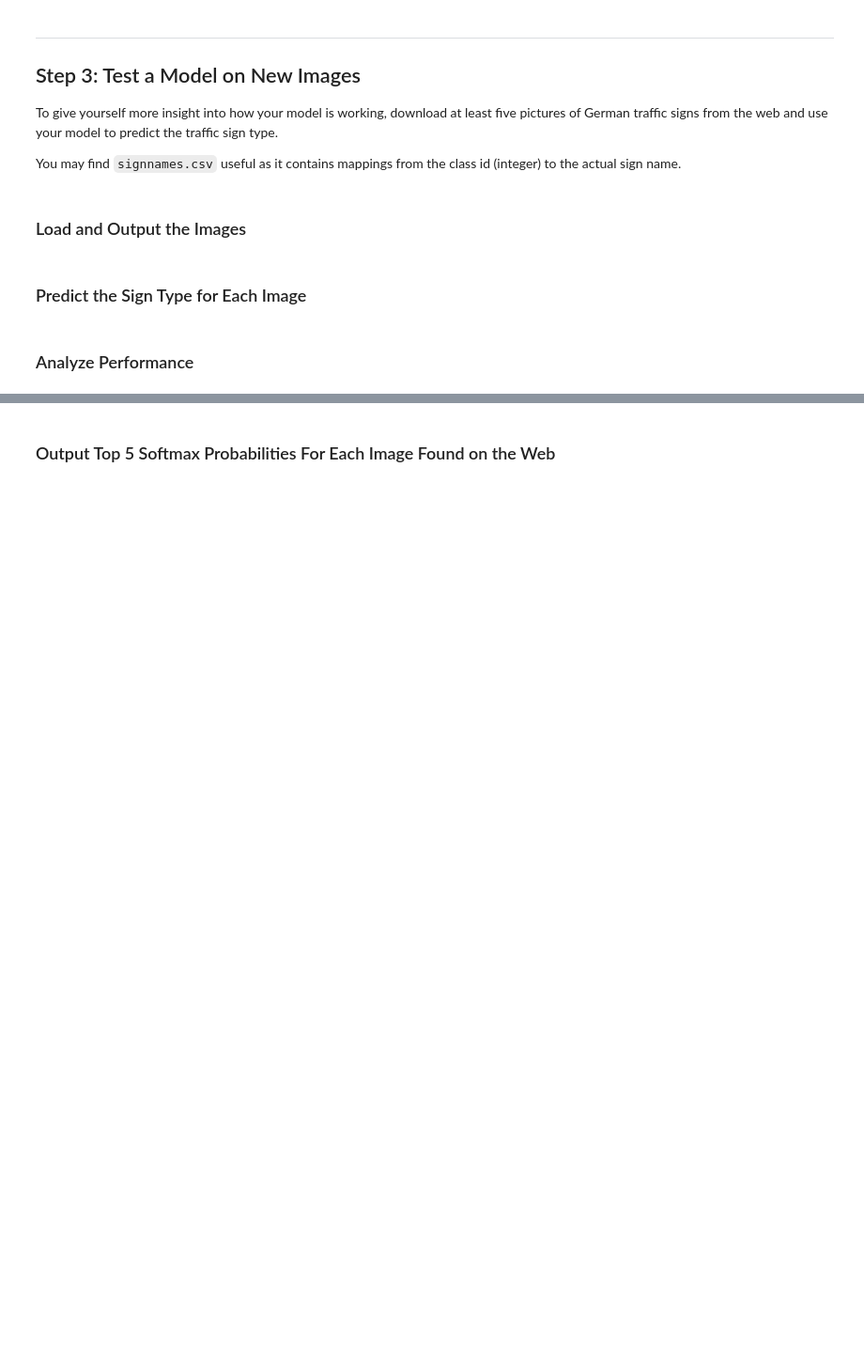
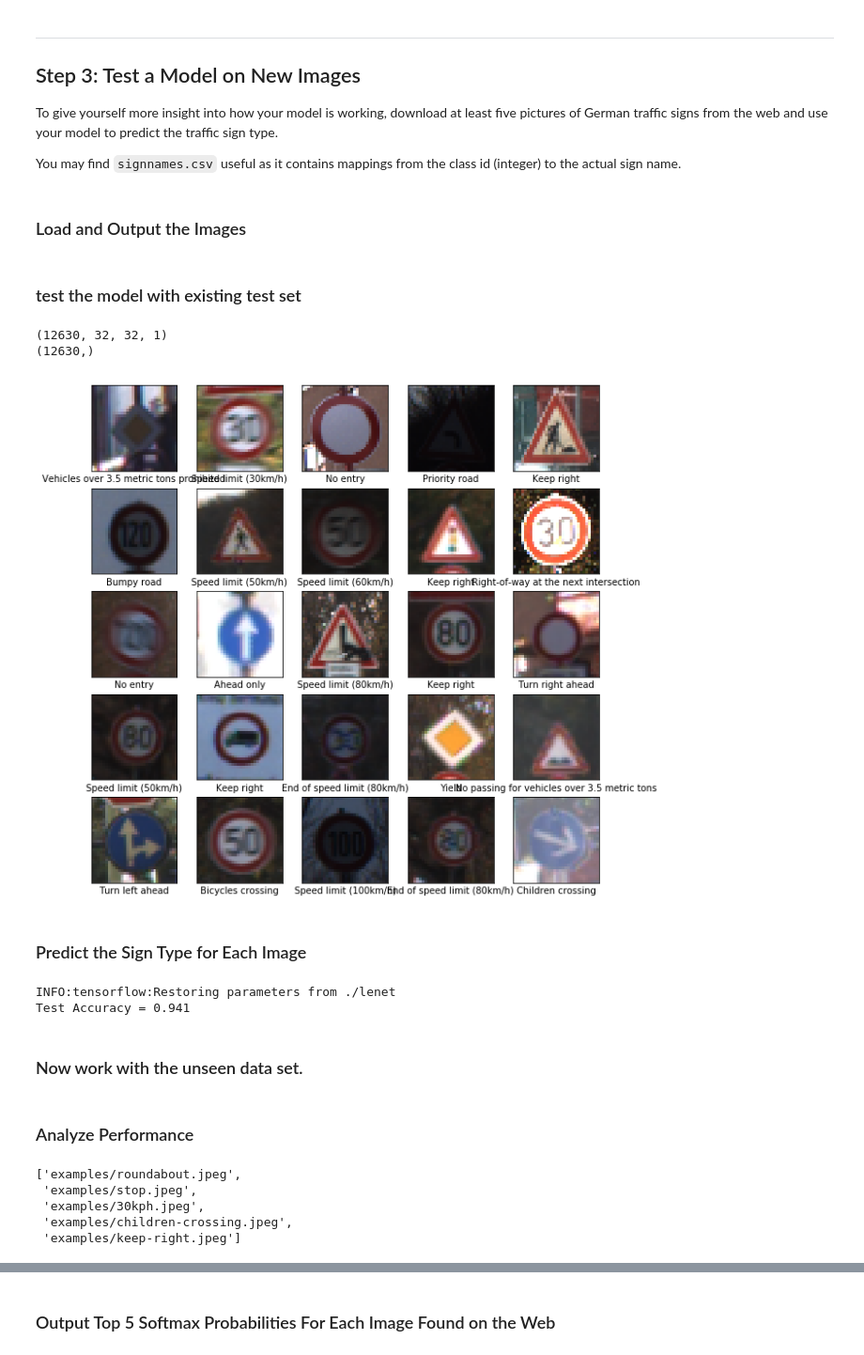
Before and after one commit to SitaramRyali/SDCND_Tensorflow, a Jupyter notebook: CarND-Traffic-Sign-Classifier-Project/Traffic_Sign_Classifier.ipynb, the cells around one changed output, grey strips where cells are left out. Shown: that part at 94% size. Cells and saved outputs as stored; diff of their text form; code cells hidden in the pictures; blank space fills up the shorter version.

Commit message:
Completed Working Model

```diff
--- a/CarND-Traffic-Sign-Classifier-Project/Traffic_Sign_Classifier.ipynb
+++ b/CarND-Traffic-Sign-Classifier-Project/Traffic_Sign_Classifier.ipynb
@@ -184,7 +184,7 @@ import tensorflow as tf
 # %%
 #Parameters
 
-EPOCHS = 40
+EPOCHS = 20
 BATCH_SIZE = 128
 # %% [markdown]
 ### Pre-process the Data Set (normalization, grayscale, etc.)
@@ -464,8 +460,52 @@ You may find `signnames.csv` useful as it contains mappings from the class id (i
+# %% [markdown]
+### test the model with existing test set
+# %%
+print(X_test_gray.shape)
+print(y_test.shape)
+# %% [output]
+(12630, 32, 32, 1)
+(12630,)
+# %%
+### Load the images and plot them here.
+plt.figure(figsize=(10,10))
+for i in range(25):
+    plt.subplot(5,5,i+1)
+    plt.xticks([])
+    plt.yticks([])
+    #print(i+100)
+    plt.imshow(X_test[100*i+10,:], cmap=plt.cm.binary)
+    plt.xlabel(class_labels(y_test[100*i]))
+plt.show()
+# %% [output]
+[figure, added]
 # %% [markdown]
 ### Predict the Sign Type for Each Image
 # %%
 ### Run the predictions here and use the model to output the prediction for each image.
 ### Make sure to pre-process the images with the same pre-processing pipeline used earlier.
-### Feel free to use as many code cells as needed.
+
+#now lets see the accuracy  to be repored on test images
+
+with tf.Session() as sess:
+    saver.restore(sess, tf.train.latest_checkpoint('.'))
+
+    test_accuracy = evaluate(X_test_gray, y_test)
+    print("Test Accuracy = {:.3f}".format(test_accuracy))
+# %% [output]
+INFO:tensorflow:Restoring parameters from ./lenet
+Test Accuracy = 0.941
+# %% [markdown]
+### Now work with the unseen data set.
 # %% [markdown]
 ### Analyze Performance
+# %%
+#read data from the examples folder for the donloaded web images
+import glob
+unseen_data  = glob.glob('examples/*.jpeg')
+unseen_data
+# %% [output]
+['examples/roundabout.jpeg',
+ 'examples/stop.jpeg',
+ 'examples/30kph.jpeg',
+ 'examples/children-crossing.jpeg',
+ 'examples/keep-right.jpeg']
```
Also changed, not shown: parts of 12 cells of this notebook.
